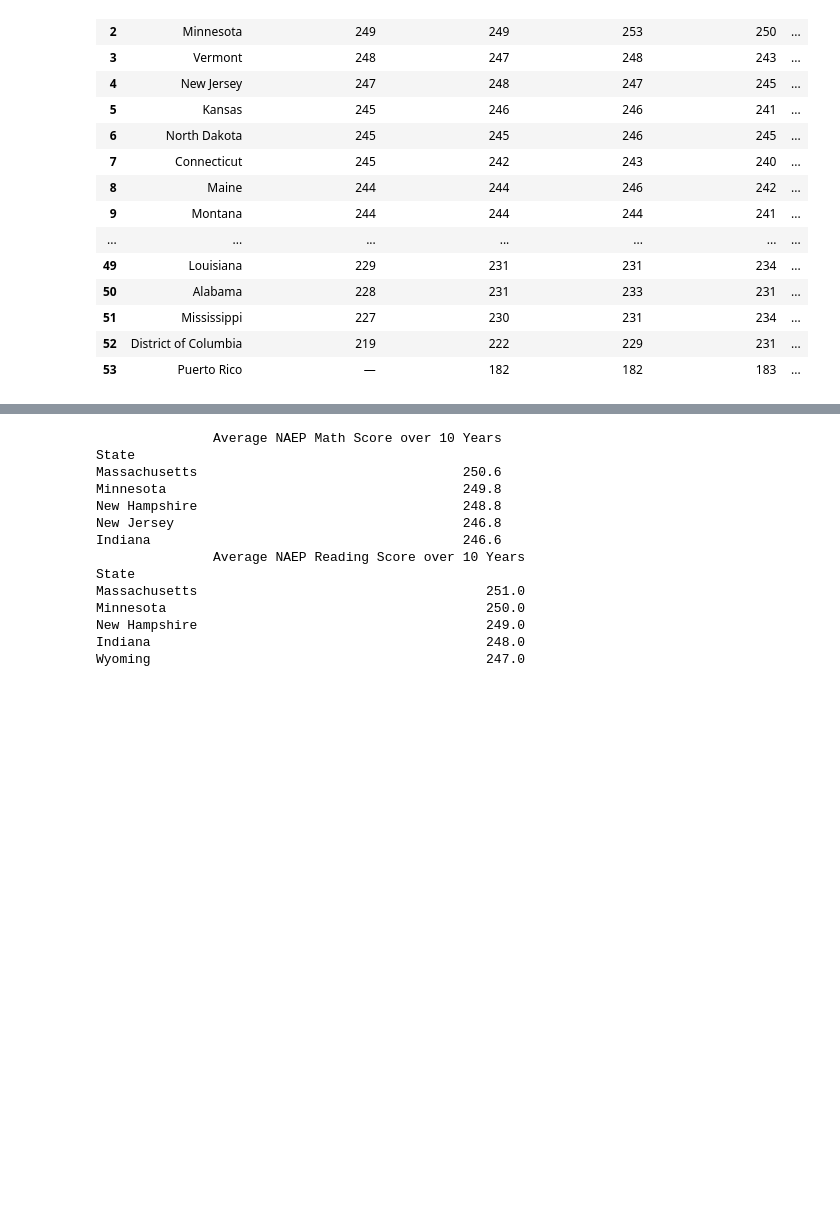
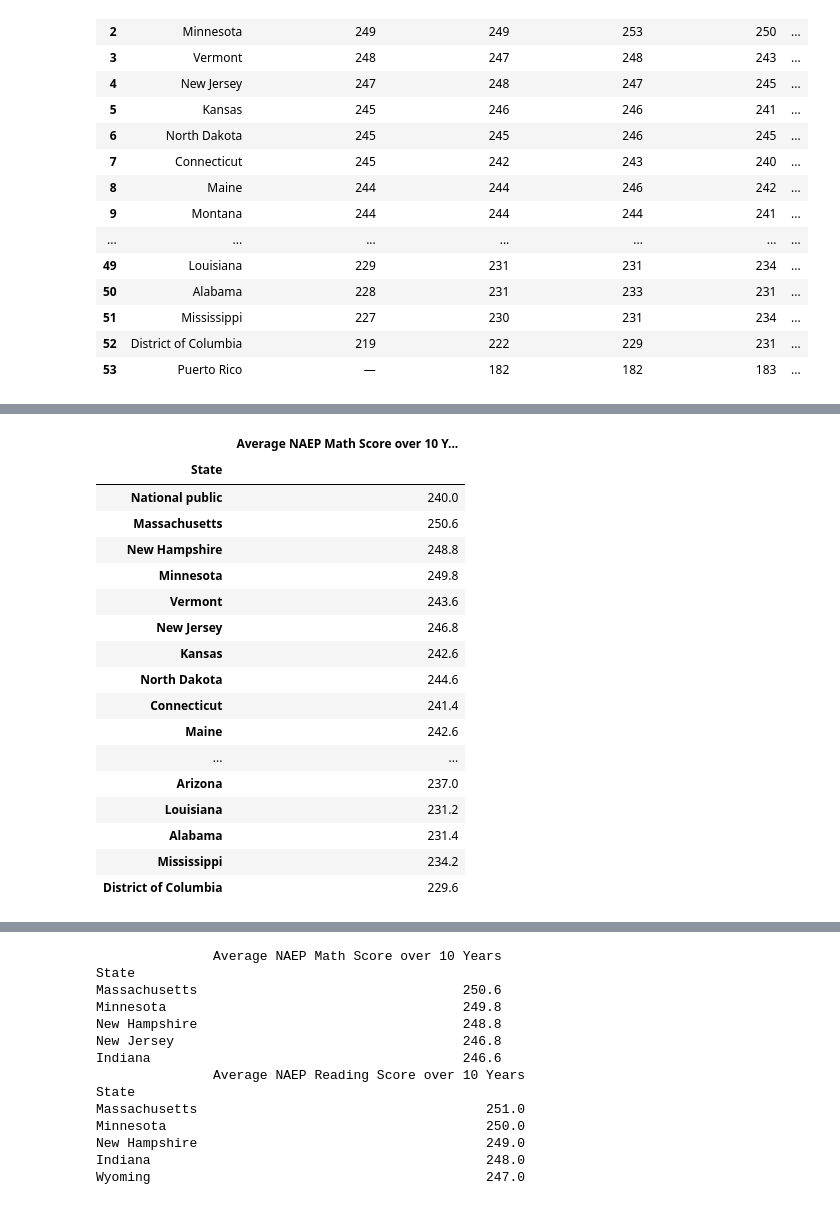
Before and after one commit to josh-acampado/dumbledores_platoon, a Jupyter notebook: National_test_scores.ipynb, the cells around one changed output, grey strips where cells are left out. Saved outputs shown, nothing was run; the diff lists cells and outputs as text; code cells hidden in the pictures; blank space fills up the shorter version.

```diff
--- a/National_test_scores.ipynb
+++ b/National_test_scores.ipynb
@@ -227,3 +227,26 @@ final_reading_df = final_reading_df.reindex([ 'National public','Massachusetts',
        'South Carolina', 'West Virginia', 'Nevada', 'Alaska', 'Hawaii',
        'Mississippi', 'Arizona', 'California', 'New Mexico', 'Louisiana',
        'District of Columbia'])
+# %%
+#preview final math
+
+final_math_df
+# %% [output]
+|  | Average NAEP Math Score over 10 Y... |
+| State |  |
+| National public | 240.0 |
+| Massachusetts | 250.6 |
+| New Hampshire | 248.8 |
+| Minnesota | 249.8 |
+| Vermont | 243.6 |
+| New Jersey | 246.8 |
+| Kansas | 242.6 |
+| North Dakota | 244.6 |
+| Connecticut | 241.4 |
+| Maine | 242.6 |
+| ... | ... |
+| Arizona | 237.0 |
+| Louisiana | 231.2 |
+| Alabama | 231.4 |
+| Mississippi | 234.2 |
+| District of Columbia | 229.6 |
```
Also changed, not shown: parts of 4 cells of this notebook.
